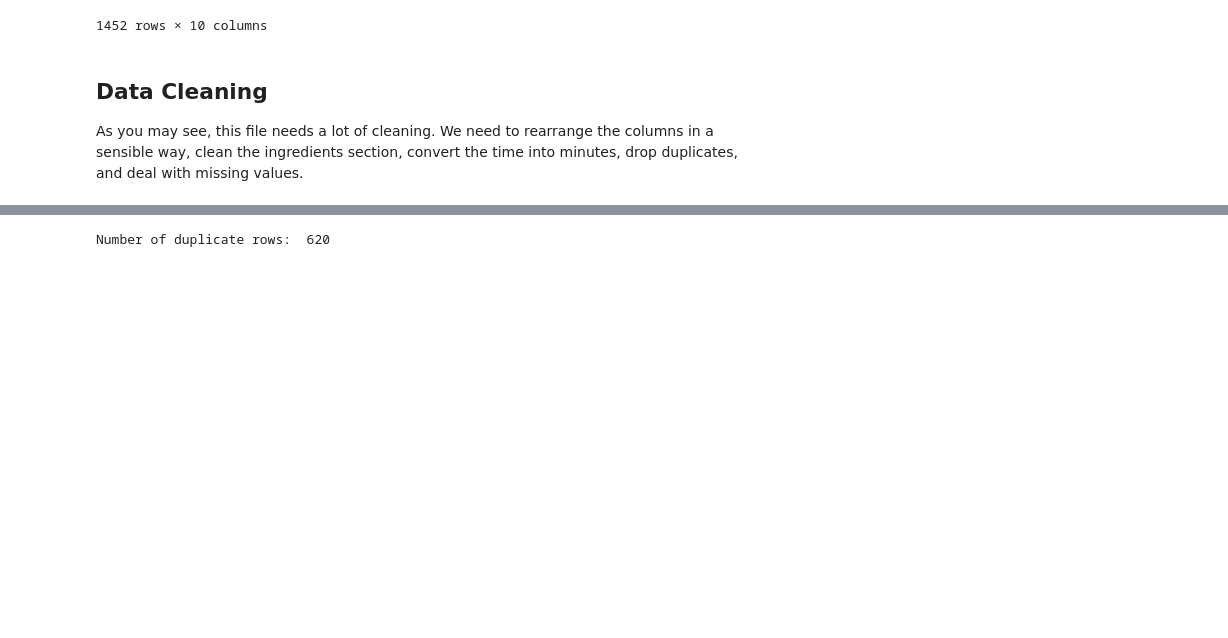
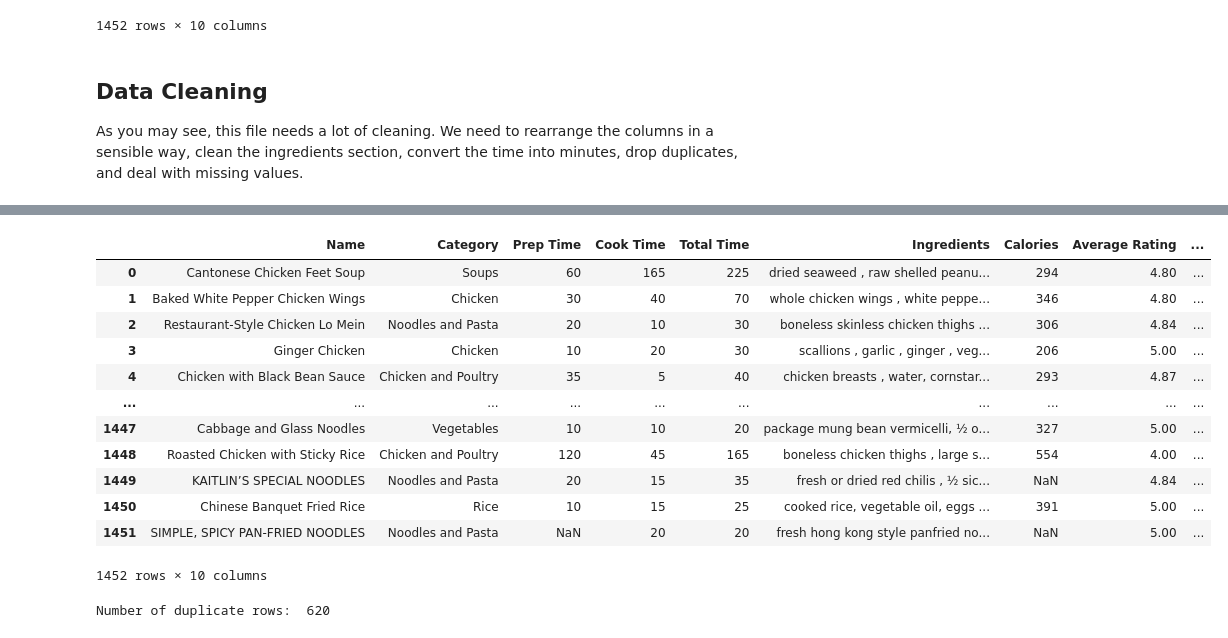
Before and after one commit to hurhurhurt/CS-Projects, a Jupyter notebook: Recipe Analysis.ipynb, the cells around one changed output, grey strips where cells are left out. Drawn from its saved outputs; the diff is of its cells as text; code cells hidden in the pictures; blank space fills up the shorter version.

```diff
--- a/Recipe Analysis.ipynb
+++ b/Recipe Analysis.ipynb
@@ -69,3 +44,55 @@ display(data)
+# %%
+# It looks like we have a number of issues: there seem to be double parenthesis, single parenthesis, numbers, fractions,
+# periods,dashes, slashes, and apostrophes.
+# Our goal is to visualize the ingredients used and discover trends: numbers & measurements interfere with that, so we will
+# remove them. The strings_to_remove list contains regex strings representing the above strings.
+# We simply want a string containing ingredients separated by a comma.
+
+# TODO: figure out how to properly remove all fractions, as well as ensure all measurement words are eliminated
+
+# Rearranging Columns
+data = data[['Name', 'Category', 'Prep Time', 'Cook Time', 'Total Time', 'Ingredients', 'Calories', 'Average Rating',
+             'Review Count', 'URL']]
+
+# define a function to remove unneeded strings from rows in dataframe
+def remove_string(df, col_name, string_to_remove):
+    df[col_name] = df[col_name].str.replace(string_to_remove, '')
+
+strings_to_remove = [r"\(([^()]*\))", r"\([^()]*\)", '\d+', r'\d+\/\d+', '.', '-', '/', "'"]
+for num_strings in range(len(strings_to_remove)):
+    remove_string(data, 'Ingredients', strings_to_remove[num_strings])
+
+chars_to_remove = ['P', 'T', 'M', 'kcal'] # remove these characters from cooking times / calories
+for num_chars in range(len(chars_to_remove)):
+    remove_string(data, 'Prep Time', chars_to_remove[num_chars])
+    remove_string(data, 'Cook Time', chars_to_remove[num_chars])
+    remove_string(data, 'Total Time', chars_to_remove[num_chars])
+    remove_string(data, 'Calories', chars_to_remove[num_chars])
+
+# Remove measurements from ingredients column
+remove_measurements = ['gram', 'grams', 'cup', 'cups', 'teaspoon', 'teaspoons', 'tablespoon', 'tablespoons', 'oz',
+                       'slices', 'slice', 'pound', 'pounds', 'sheets', 'sheet', 'cloves', 'packages', 'ounce', 'ounces',
+                       'handful of', 'chopped']
+
+remove_words = r'\b(?:{})\b'.format('|'.join(remove_measurements))
+data['Ingredients'] = data['Ingredients'].str.replace(remove_words, '')   # Remove measurement words
+data['Ingredients'] = data['Ingredients'].str.lower()                     # Standardize ingredient names by lowercasing everything
+
+display(data)
+# %% [output]
+|  | Name | Category | Prep Time | Cook Time | Total Time | Ingredients | Calories | Average Rating | ... |
+| 0 | Cantonese Chicken Feet Soup | Soups | 60 | 165 | 225 | dried seaweed , raw shelled peanu... | 294 | 4.80 | ... |
+| 1 | Baked White Pepper Chicken Wings | Chicken | 30 | 40 | 70 | whole chicken wings , white peppe... | 346 | 4.80 | ... |
+| 2 | Restaurant-Style Chicken Lo Mein | Noodles and Pasta | 20 | 10 | 30 | boneless skinless chicken thighs ... | 306 | 4.84 | ... |
+| 3 | Ginger Chicken | Chicken | 10 | 20 | 30 | scallions , garlic , ginger , veg... | 206 | 5.00 | ... |
+| 4 | Chicken with Black Bean Sauce | Chicken and Poultry | 35 | 5 | 40 | chicken breasts , water, cornstar... | 293 | 4.87 | ... |
+| ... | ... | ... | ... | ... | ... | ... | ... | ... | ... |
+| 1447 | Cabbage and Glass Noodles | Vegetables | 10 | 10 | 20 | package mung bean vermicelli, ½ o... | 327 | 5.00 | ... |
+| 1448 | Roasted Chicken with Sticky Rice | Chicken and Poultry | 120 | 45 | 165 | boneless chicken thighs , large s... | 554 | 4.00 | ... |
+| 1449 | KAITLIN’S SPECIAL NOODLES | Noodles and Pasta | 20 | 15 | 35 | fresh or dried red chilis , ½ sic... | NaN | 4.84 | ... |
+| 1450 | Chinese Banquet Fried Rice | Rice | 10 | 15 | 25 | cooked rice, vegetable oil, eggs ... | 391 | 5.00 | ... |
+| 1451 | SIMPLE, SPICY PAN-FRIED NOODLES | Noodles and Pasta | NaN | 20 | 20 | fresh hong kong style panfried no... | NaN | 5.00 | ... |
+1452 rows × 10 columns
 # %%
 # Drop Duplicate Recipes
 orig_rows = data.shape[0]
```
Also changed, not shown: parts of 10 cells of this notebook, 1 other file.
